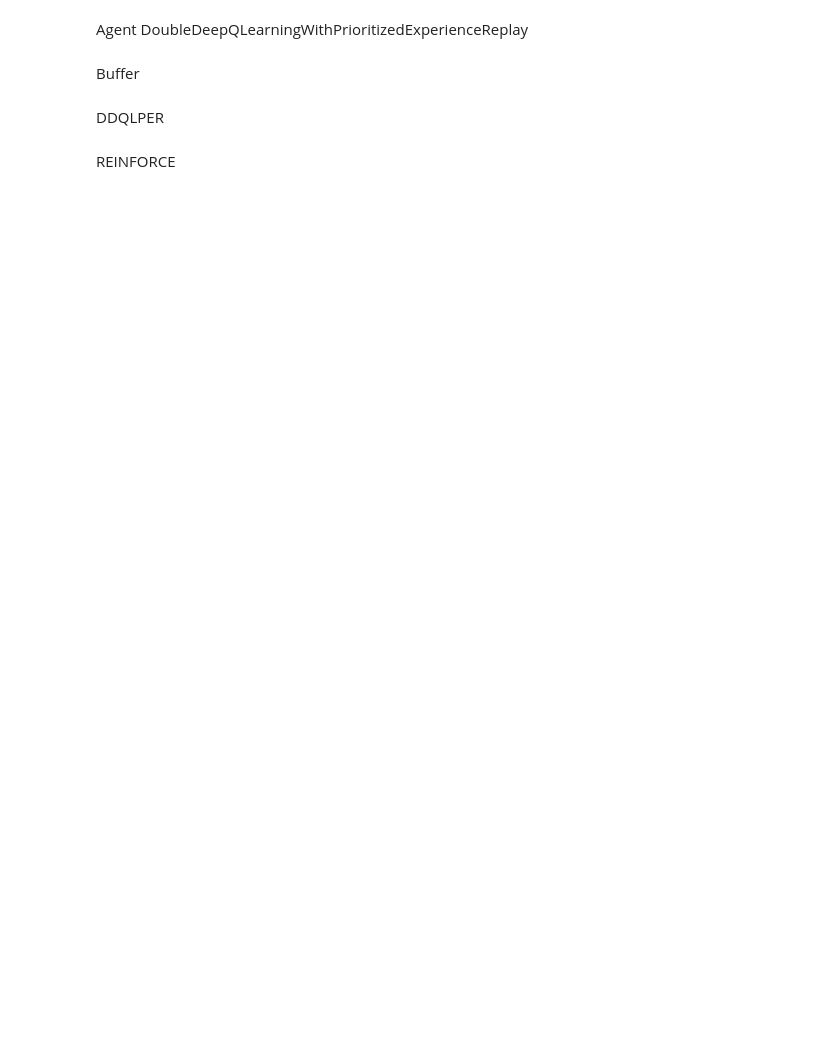
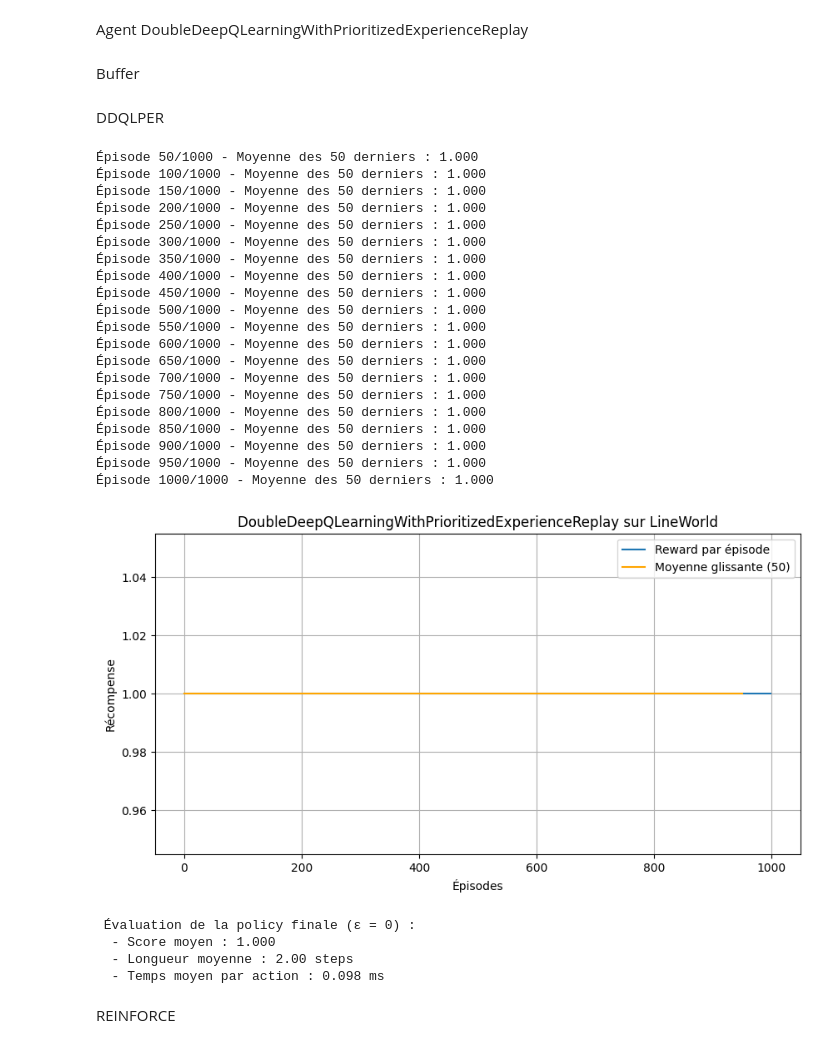
Before and after one commit to Enzo-kalychurn/DRL_project, a Jupyter notebook: Env_LineWorld.ipynb, the cells around one changed output. Drawn from its saved outputs; the diff is of its cells as text; code cells hidden in the pictures; blank space fills up the shorter version.

```diff
--- a/Env_LineWorld.ipynb
+++ b/Env_LineWorld.ipynb
@@ -627,17 +784,22 @@ class DoubleDQNWithPrioritizedReplayAgent:
         if random.random() < self.epsilon:
             return random.randint(0, self.n_actions - 1)
         with torch.no_grad():
-            state_tensor = torch.FloatTensor([state])
+            state_tensor = torch.FloatTensor([[state]])
             q_values = self.policy_net(state_tensor)
             return torch.argmax(q_values).item()
 
     def store_transition(self, state, action, reward, next_state, done):
+        s_tensor = torch.FloatTensor([[state]])
+        ns_tensor = torch.FloatTensor([[next_state]])
+
+        q_values = self.policy_net(s_tensor)
+        q_val = q_values.squeeze(0)[action]
+
         with torch.no_grad():
-            s_tensor = torch.FloatTensor([state])
-            ns_tensor = torch.FloatTensor([next_state])
-            q_val = self.policy_net(s_tensor)[0][action]
             next_action = torch.argmax(self.policy_net(ns_tensor)).item()
-            next_q = self.target_net(ns_tensor)[0][next_action]
+            next_q_values = self.target_net(ns_tensor)
+            next_q = next_q_values.squeeze(0)[next_action]
+
             target = reward + self.gamma * next_q * (1 - int(done))
             td_error = abs(q_val.item() - target.item())
 
@@ -650,10 +812,10 @@ class DoubleDQNWithPrioritizedReplayAgent:
         batch = self.memory.sample(self.batch_size)
         states, actions, rewards, next_states, dones = zip(*batch)
 
-        states = torch.FloatTensor(states)
+        states = torch.FloatTensor(states).unsqueeze(1)
         actions = torch.LongTensor(actions)
         rewards = torch.FloatTensor(rewards)
-        next_states = torch.FloatTensor(next_states)
+        next_states = torch.FloatTensor(next_states).unsqueeze(1)
         dones = torch.FloatTensor(dones)
 
         q_values = self.policy_net(states).gather(1, actions.unsqueeze(1)).squeeze()
@@ -678,3 +900,48 @@ class DoubleDQNWithPrioritizedReplayAgent:
+# %%
+def plot_rewards(rewards, title="DoubleDeepQLearningWithPrioritizedExperienceReplay - Rewards over episodes"):
+    plt.figure(figsize=(10, 5))
+    plt.plot(rewards, label="Reward par épisode")
+    plt.plot(np.convolve(rewards, np.ones(50)/50, mode="valid"),
+             label="Moyenne glissante (50)", color="orange")
+    plt.title(title)
+    plt.xlabel("Épisodes")
+    plt.ylabel("Récompense")
+    plt.legend()
+    plt.grid()
+    plt.show()
+
+env = LineWorld(length=5)
+agent = DoubleDQNWithPrioritizedReplayAgent(state_dim=1, n_actions=2)
+
+agent, rewards, steps = trainDoubleDeepQLearningWithPrioritizedExperienceReplayAgent(env, agent, episodes=1000)
+plot_rewards(rewards, title="DoubleDeepQLearningWithPrioritizedExperienceReplay sur LineWorld")
+evaluateDoubleDeepQLearningWithPrioritizedExperienceReplayPolicy(agent, env, episodes=100)
+# %% [output]
+Épisode 50/1000 - Moyenne des 50 derniers : 1.000
+Épisode 100/1000 - Moyenne des 50 derniers : 1.000
+Épisode 150/1000 - Moyenne des 50 derniers : 1.000
+Épisode 200/1000 - Moyenne des 50 derniers : 1.000
+Épisode 250/1000 - Moyenne des 50 derniers : 1.000
+Épisode 300/1000 - Moyenne des 50 derniers : 1.000
+Épisode 350/1000 - Moyenne des 50 derniers : 1.000
+Épisode 400/1000 - Moyenne des 50 derniers : 1.000
+Épisode 450/1000 - Moyenne des 50 derniers : 1.000
+Épisode 500/1000 - Moyenne des 50 derniers : 1.000
+Épisode 550/1000 - Moyenne des 50 derniers : 1.000
+Épisode 600/1000 - Moyenne des 50 derniers : 1.000
+Épisode 650/1000 - Moyenne des 50 derniers : 1.000
+Épisode 700/1000 - Moyenne des 50 derniers : 1.000
+Épisode 750/1000 - Moyenne des 50 derniers : 1.000
+Épisode 800/1000 - Moyenne des 50 derniers : 1.000
+Épisode 850/1000 - Moyenne des 50 derniers : 1.000
+Épisode 900/1000 - Moyenne des 50 derniers : 1.000
+Épisode 950/1000 - Moyenne des 50 derniers : 1.000
+Épisode 1000/1000 - Moyenne des 50 derniers : 1.000
+[figure, added]
+ Évaluation de la policy finale (ε = 0) :
+  - Score moyen : 1.000
+  - Longueur moyenne : 2.00 steps
+  - Temps moyen par action : 0.098 ms
 # %% [markdown]
 REINFORCE
 # %%
```
Also changed, not shown: parts of 30 cells of this notebook.
